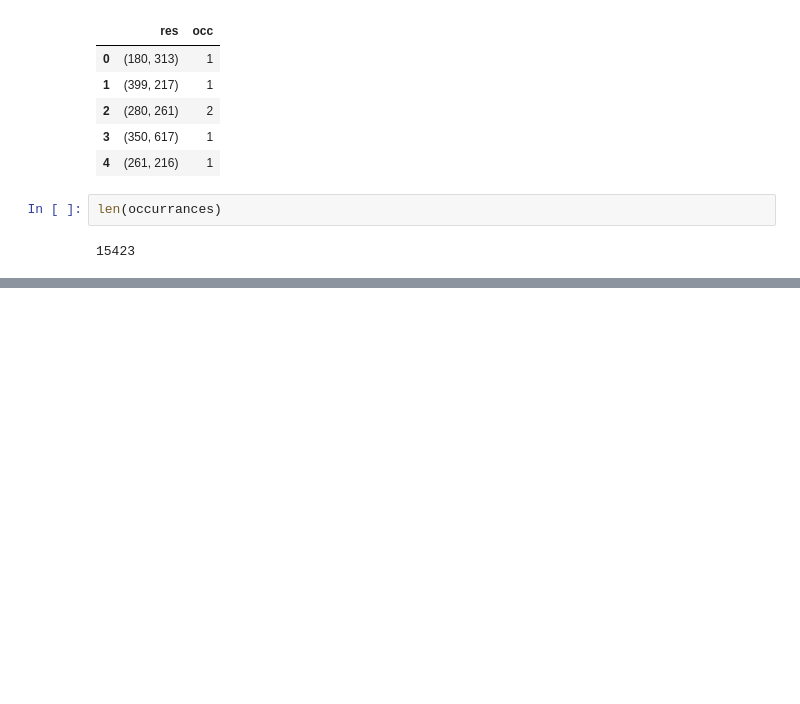
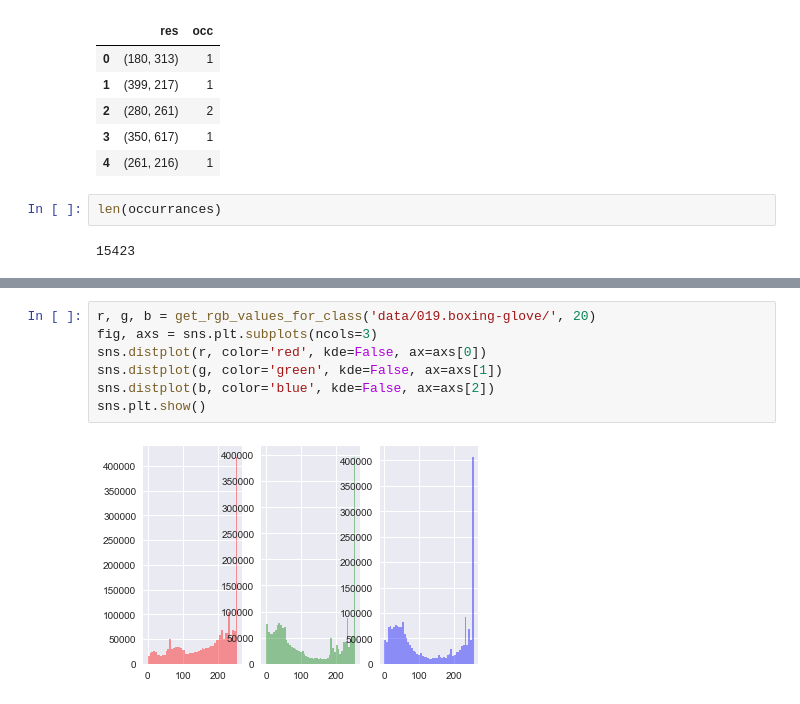
Before and after one commit to fses91/data-science-career-track, a Jupyter notebook: Capstone_Project/solution3.ipynb, the cells around one changed output, grey strips where cells are left out. Saved outputs shown, nothing was run; the diff lists cells and outputs as text; blank space fills up the shorter version.

```diff
--- a/Capstone_Project/solution3.ipynb
+++ b/Capstone_Project/solution3.ipynb
@@ -161,0 +265,9 @@ im.filter(pil.ImageFilter.FIND_EDGES)
+# %%
+r, g, b = get_rgb_values_for_class('data/019.boxing-glove/', 20)
+fig, axs = sns.plt.subplots(ncols=3)
+sns.distplot(r, color='red', kde=False, ax=axs[0])
+sns.distplot(g, color='green', kde=False, ax=axs[1])
+sns.distplot(b, color='blue', kde=False, ax=axs[2])
+sns.plt.show()
+# %% [output]
+[figure, added]
```
Also changed, not shown: parts of 19 cells of this notebook.
